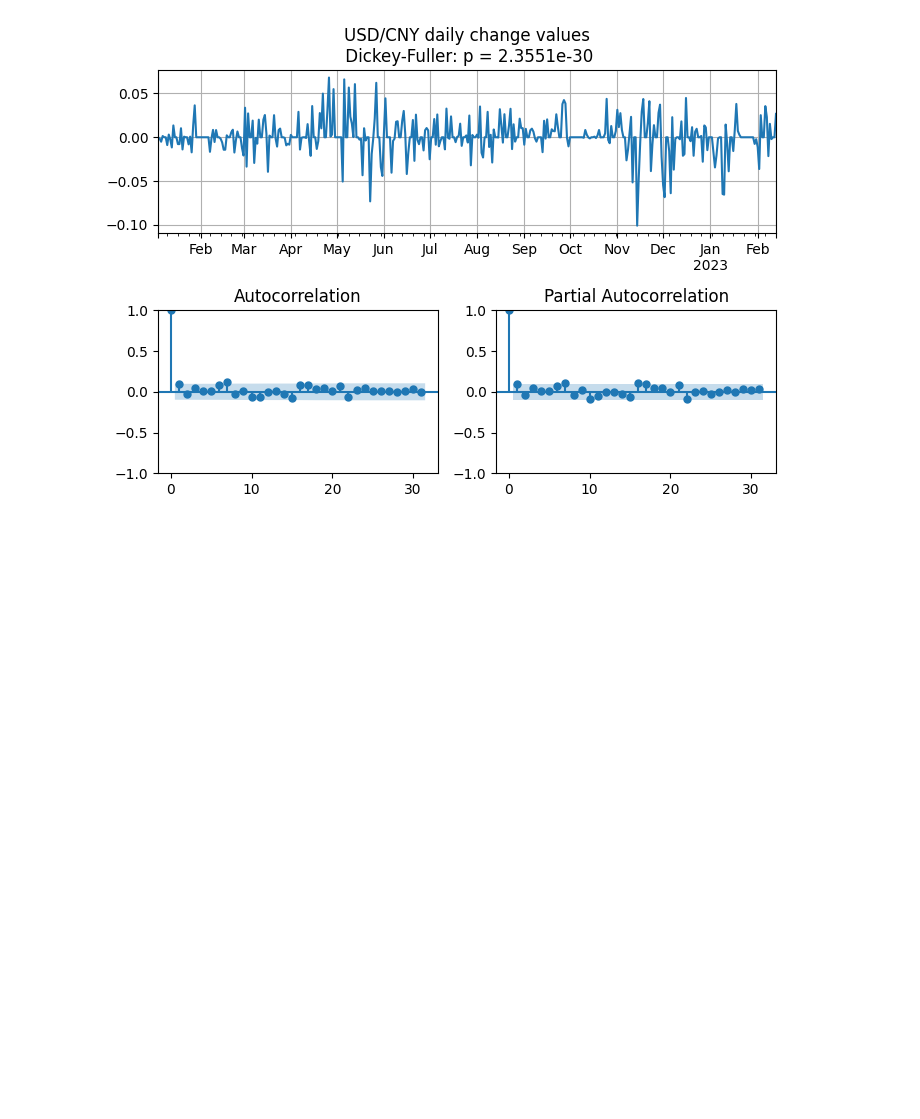
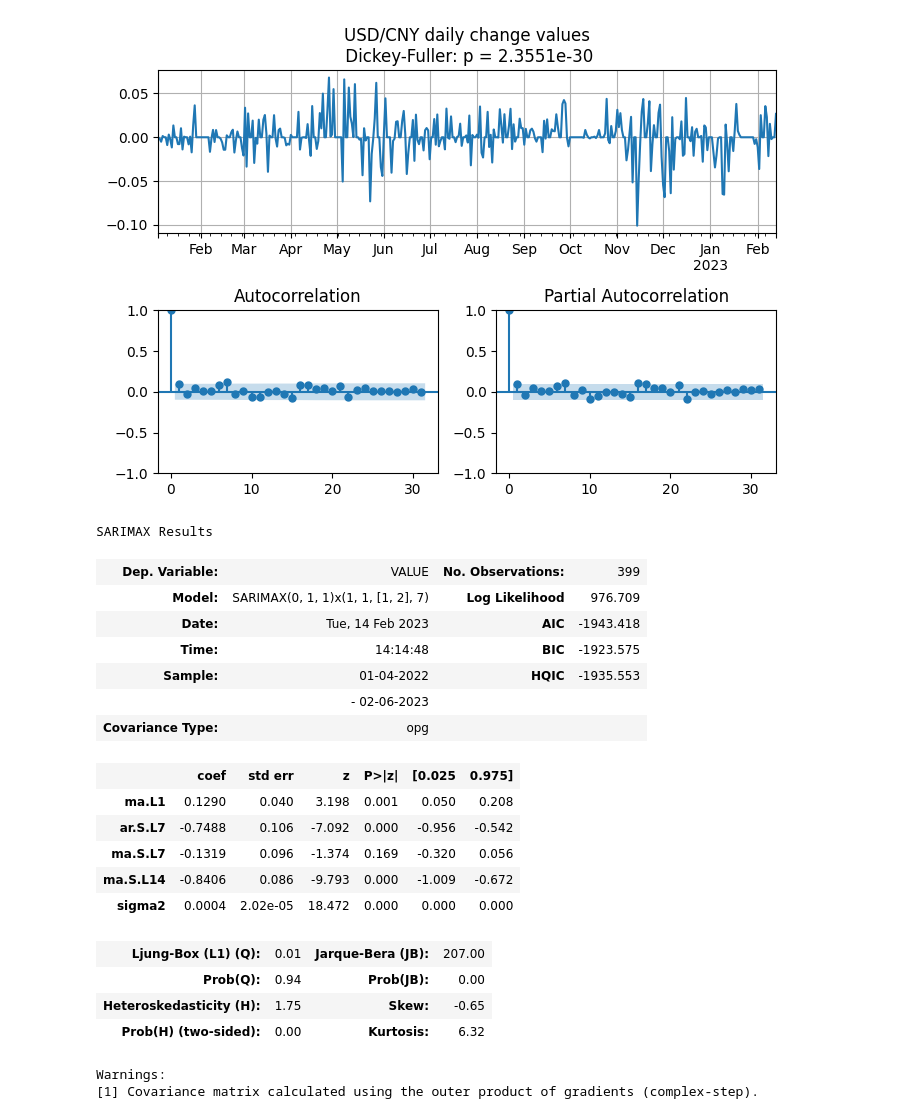
Before and after one commit to mfraynt/Currencies, a Jupyter notebook: Forecast 2.0.ipynb, the cells around one changed output. Cells and saved outputs as stored; diff of their text form; code cells hidden in the pictures; blank space fills up the shorter version.

```diff
--- a/Forecast 2.0.ipynb
+++ b/Forecast 2.0.ipynb
@@ -81,4 +79,66 @@ plot_correl(df1.DIFF, 'USD/CNY daily change')
 # %% [output]
 [figure]
 [figure]
+# %%
+from itertools import product
+import statsmodels.api as sm
+from tqdm import tqdm
+
+ps = range(0, 3)
+d = 1
+qs = range(0, 3)
+Ps = range(0, 3)
+D = 1
+Qs = range(0, 3)
+s = 7
+params = list(product(ps, qs, Ps, Qs))
+# %%
+import warnings
+warnings.filterwarnings('ignore')
+
+train = df1[:int(len(df1)-7)]
+test = df1[-7: ]
+
+best_aic=float('inf')
+for case in tqdm(params):
+    p = case[0]
+    d = 1
+    q = case[1]
+    P = case[2]
+    Q = case[3]
+    s = 7
+    try:
+        model =  sm.tsa.SARIMAX(
+            endog=train.VALUE,
+            order=(p,d,q),
+            seasonal_order=(P,D,Q,s)
+        ).fit()
+    except:
+        continue
+    if model.aic < best_aic:
+        best_aic = model.aic
+        best_model = model
+        best_param = case
+best_model.summary()
+# %% [output]
+SARIMAX Results
+| Dep. Variable: | VALUE | No. Observations: | 399 |
+| Model: | SARIMAX(0, 1, 1)x(1, 1, [1, 2], 7) | Log Likelihood | 976.709 |
+| Date: | Tue, 14 Feb 2023 | AIC | -1943.418 |
+| Time: | 14:14:48 | BIC | -1923.575 |
+| Sample: | 01-04-2022 | HQIC | -1935.553 |
+|  | - 02-06-2023 |  |  |
+| Covariance Type: | opg |  |  |
+|  | coef | std err | z | P>|z| | [0.025 | 0.975] |
+| ma.L1 | 0.1290 | 0.040 | 3.198 | 0.001 | 0.050 | 0.208 |
+| ar.S.L7 | -0.7488 | 0.106 | -7.092 | 0.000 | -0.956 | -0.542 |
+| ma.S.L7 | -0.1319 | 0.096 | -1.374 | 0.169 | -0.320 | 0.056 |
+| ma.S.L14 | -0.8406 | 0.086 | -9.793 | 0.000 | -1.009 | -0.672 |
+| sigma2 | 0.0004 | 2.02e-05 | 18.472 | 0.000 | 0.000 | 0.000 |
+| Ljung-Box (L1) (Q): | 0.01 | Jarque-Bera (JB): | 207.00 |
+| Prob(Q): | 0.94 | Prob(JB): | 0.00 |
+| Heteroskedasticity (H): | 1.75 | Skew: | -0.65 |
+| Prob(H) (two-sided): | 0.00 | Kurtosis: | 6.32 |
+Warnings:
+[1] Covariance matrix calculated using the outer product of gradients (complex-step).
 # %%
```
Also changed, not shown: parts of 2 cells of this notebook.
